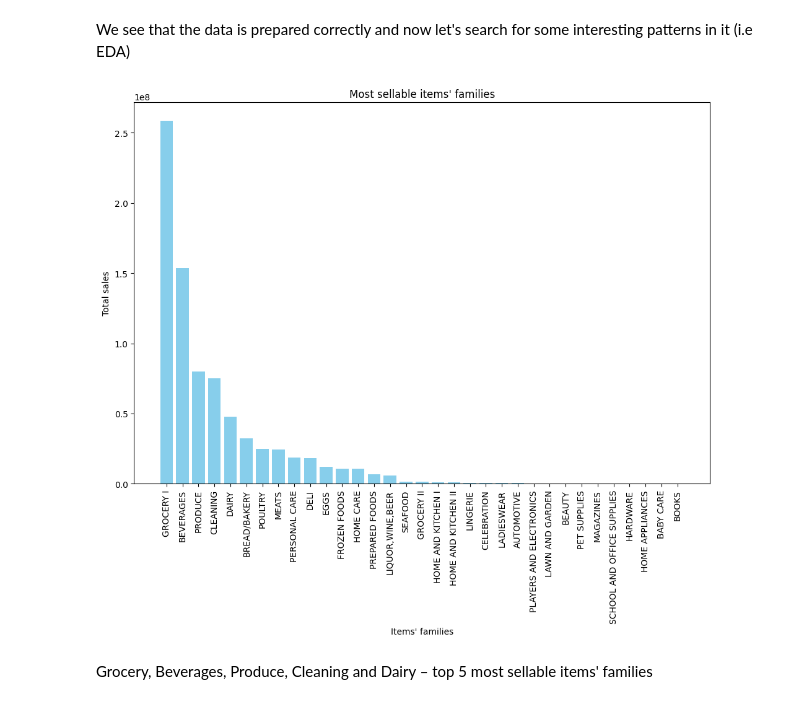
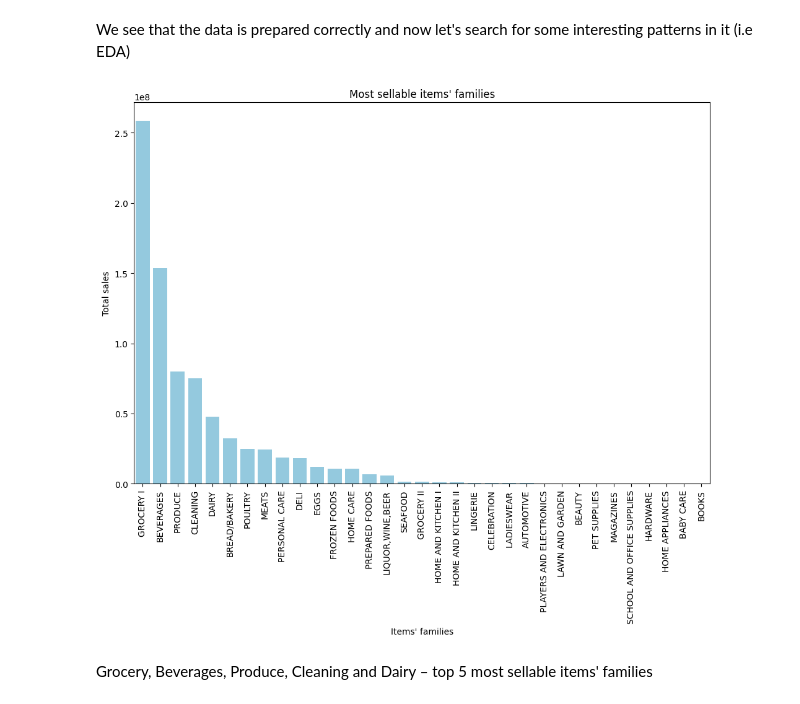
Before and after one commit to StanislavYatsevich/Store_Sales, a Jupyter notebook: notebooks/EDA.ipynb, the cells around one changed output. Saved outputs shown, nothing was run; the diff lists cells and outputs as text; code cells hidden in the pictures.

```diff
--- a/notebooks/EDA.ipynb
+++ b/notebooks/EDA.ipynb
@@ -285,15 +284,15 @@ We see that the data is prepared correctly and now let's search for some interes
 # %%
 item_families_sales_summary = train_data.groupby('item_family')['item_sales'].sum().reset_index().sort_values(by='item_sales', ascending=False)
 
 plt.figure(figsize=(12, 8))
-plt.bar(item_families_sales_summary['item_family'], item_families_sales_summary['item_sales'], color='skyblue')
+sns.barplot(data=item_families_sales_summary, x='item_family', y='item_sales', color='skyblue')
 plt.xlabel("Items' families")
 plt.ylabel("Total sales")
 plt.title("Most sellable items' families")
 plt.xticks(rotation=90)
 plt.show()
 # %% [output]
-[figure, old version]
+[figure, new version]
 # %% [markdown]
 Grocery, Beverages, Produce, Cleaning and Dairy – top 5 most sellable items' families
 # %%
```
Also changed, not shown: parts of 12 cells of this notebook, 2 other files.
